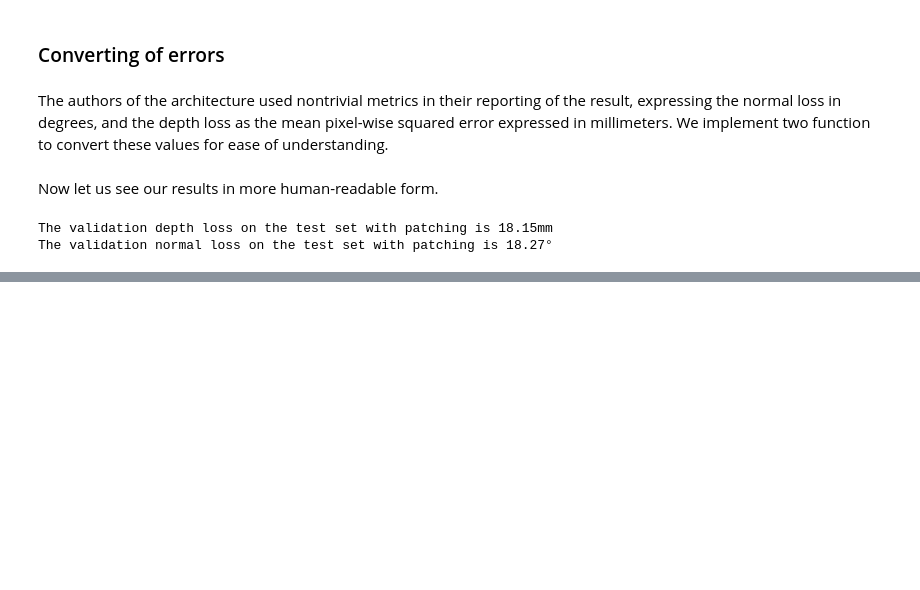
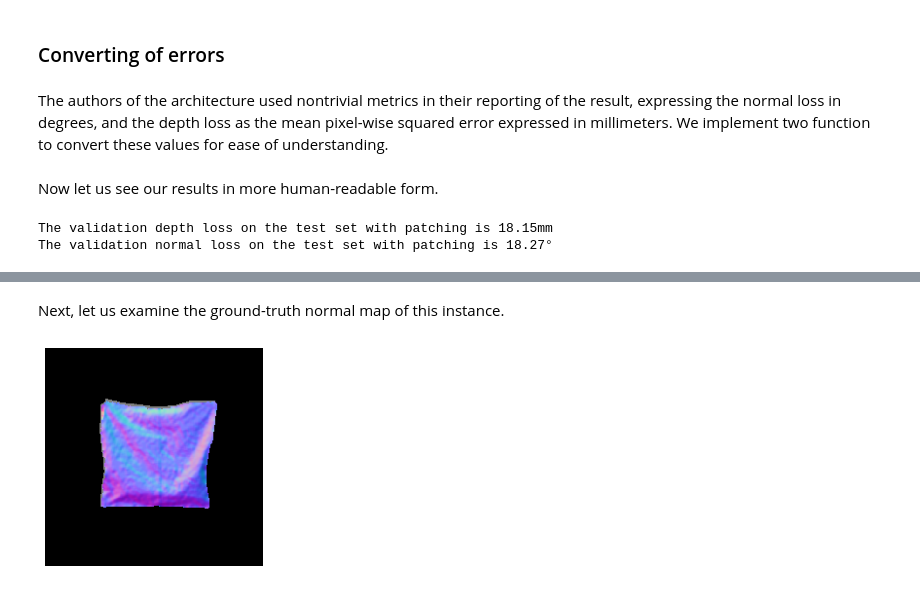
Before and after one commit to Atamarado/DLVR_3DReconstruction, a Jupyter notebook: Demo_notebook.ipynb, the cells around one changed output, grey strips where cells are left out. Drawn from its saved outputs; the diff is of its cells as text; code cells hidden in the pictures; blank space fills up the shorter version.

```diff
--- a/Demo_notebook.ipynb
+++ b/Demo_notebook.ipynb
@@ -289,0 +298,4 @@ The validation normal loss on the test set with patching is 18.27°
+# %%
+# we negate the patching argument -> it will calculate the loss on images
+datagen_images = DataGenerator(test_path, batch_size=batch_size, validation=True, train_val_split=train_val_split,
+                                  fixed_overlaps=fixed_overlaps, patch_size=patch_size, patching = not patching)
@@ -289,0 +347,18 @@ The validation normal loss on the test set with patching is 18.27°
+# %% [markdown]
+Next, let us examine the ground-truth normal map of this instance.
+# %%
+x, y = datagen_images.__getitem__(0)
+
+fg_mask = x[0][:, :, 3].numpy()
+
+normal_gt = y[0][:, :, 1:].numpy()
+
+normal_rgb = normal_gt * 0.5 - 0.5
+
+normal_rgb = normal_rgb * fg_mask.reshape((224, 224, 1))
+
+plt.imshow(- normal_rgb)
+plt.gca().axis('off')
+plt.show()
+# %% [output]
+[figure, added]
```
Also changed, not shown: parts of 15 cells of this notebook.
